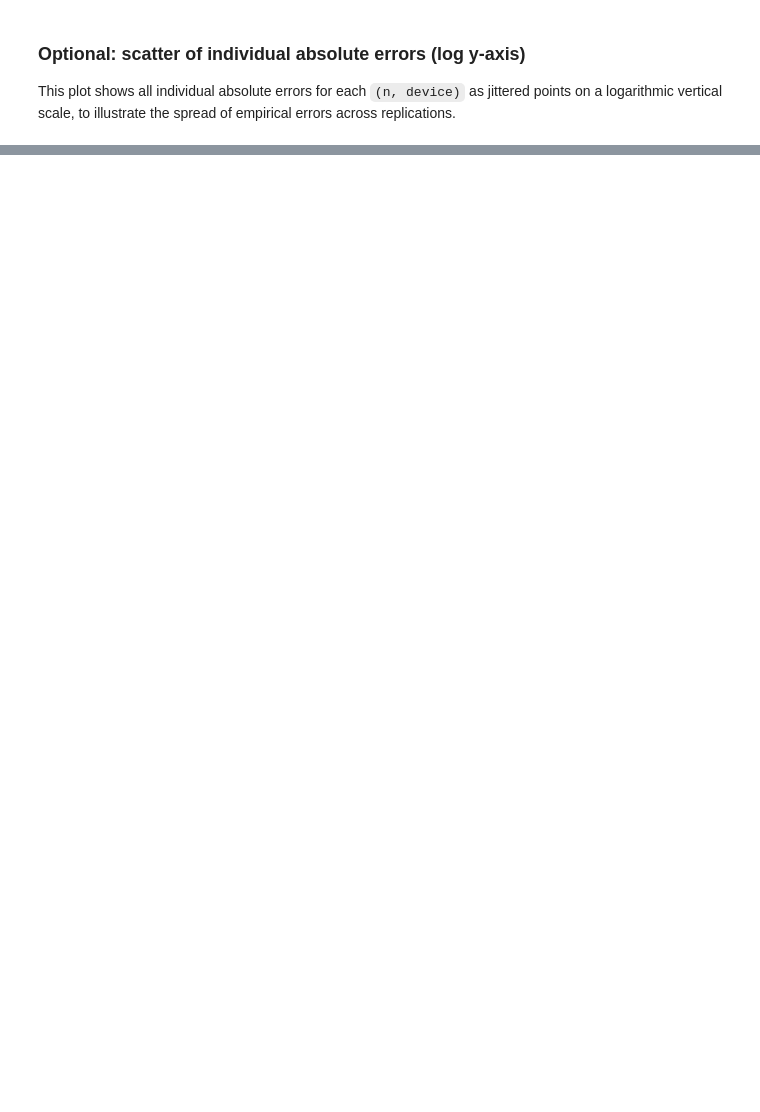
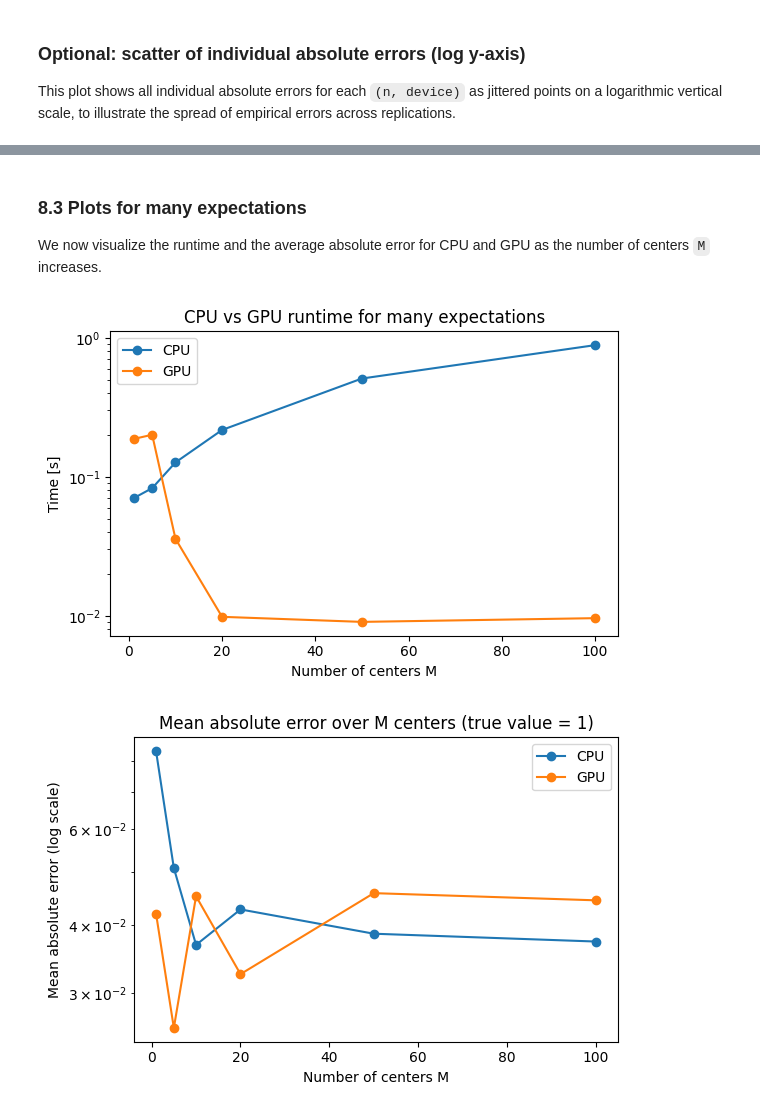
Before and after one commit to QMCSoftware/MATH565Fall2025, a Jupyter notebook: notebooks/GPU_MonteCarlo_Demo.ipynb, the cells around one changed output, grey strips where cells are left out. Drawn from its saved outputs; the diff is of its cells as text; code cells hidden in the pictures; blank space fills up the shorter version.

```diff
--- a/notebooks/GPU_MonteCarlo_Demo.ipynb
+++ b/notebooks/GPU_MonteCarlo_Demo.ipynb
@@ -321,0 +519,34 @@ plt.show()
+# %% [markdown]
+### 8.3 Plots for many expectations
+
+We now visualize the runtime and the average absolute error for CPU and GPU as the
+number of centers `M` increases.
+# %%
+fig, ax = plt.subplots(figsize=(6, 4))
+
+ax.plot(df_many["M_centers"], df_many["CPU time [s]"], marker="o", label="CPU")
+ax.plot(df_many["M_centers"], df_many["GPU time [s]"], marker="o", label="GPU")
+
+ax.set_xlabel("Number of centers M")
+ax.set_ylabel("Time [s]")
+ax.set_title("CPU vs GPU runtime for many expectations")
+ax.set_yscale("log")
+ax.legend()
+plt.tight_layout()
+plt.show()
+
+fig, ax = plt.subplots(figsize=(6, 4))
+
+ax.plot(df_many["M_centers"], df_many["CPU mean |error|"], marker="o", label="CPU")
+ax.plot(df_many["M_centers"], df_many["GPU mean |error|"], marker="o", label="GPU")
+
+ax.set_yscale("log")
+ax.set_xlabel("Number of centers M")
+ax.set_ylabel("Mean absolute error (log scale)")
+ax.set_title("Mean absolute error over M centers (true value = 1)")
+ax.legend()
+plt.tight_layout()
+plt.show()
+# %% [output]
+[figure, added]
+[figure, added]
```
Also changed, not shown: parts of 19 cells of this notebook, 4 other files.
